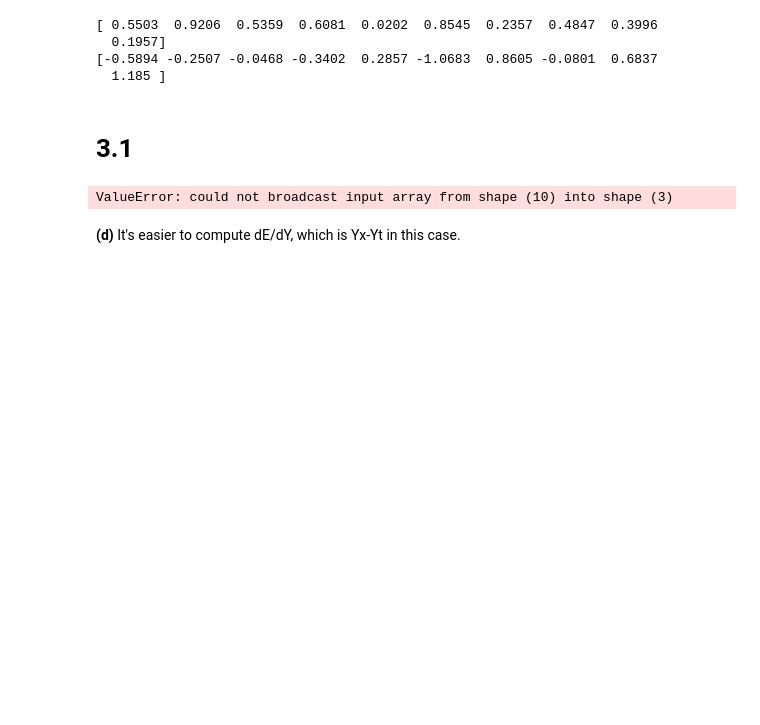
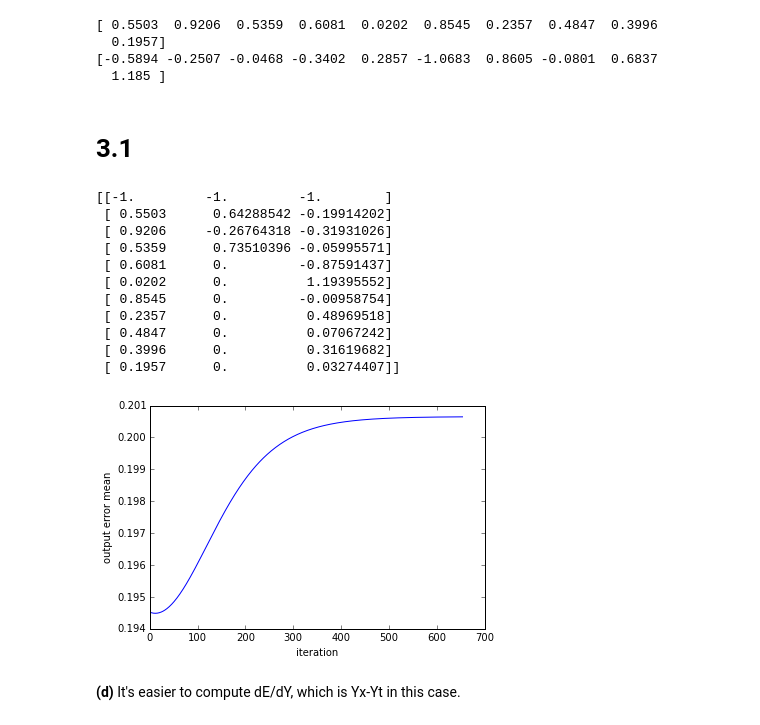
Before and after one commit to hielsnoppe/edu-mi1, a Jupyter notebook: ex3/ex3_scenho.ipynb, the cells around one changed output. Drawn from its saved outputs; the diff is of its cells as text; code cells hidden in the pictures; blank space fills up the shorter version.

```diff
--- a/ex3/ex3_scenho.ipynb
+++ b/ex3/ex3_scenho.ipynb
@@ -19,7 +19,7 @@ print Y
 # %% [markdown]
 # 3.1
 # %%
-def init(X, layers=[1, 3, 1]):
+def init(X, layers=[10, 3, 10]):
     rows = np.max(layers)+1  # include bias node
     columns = len(layers)
 
@@ -114,34 +114,45 @@ def ex31(X, Yt, S, W, f, fd):
     i = 0
     while i < 3000:
         H, S = forward(S, W, X, f)
 
         Ey = output_error(Yt, S[1:,-1])
 
         D = backward(S, H, W, fd)
 
         G = gradient(S, D, Yt, S[1:,-1])
 
         eta = .5
         W = weight_update(W, G, eta)
 
         converged = np.all((np.abs((Ey - Ey_old)/Ey_old)) < 10.**-5)
         if converged:
             break
         else:
             training_error.append( np.mean(Ey) )
             i += 1
             Ey_old = Ey
 
     pp.plot(range(len(training_error)), training_error)
     pp.xlabel("iteration")
     pp.ylabel("output error mean")
     print S
 
 # cache variables
 _S, _W, _f, _fd = init(X)
 ex31(X, Y, _S, _W, _f, _fd)
 # %% [output]
-ValueError: could not broadcast input array from shape (10) into shape (3)
+[[-1.         -1.         -1.        ]
+ [ 0.5503      0.64288542 -0.19914202]
+ [ 0.9206     -0.26764318 -0.31931026]
+ [ 0.5359      0.73510396 -0.05995571]
+ [ 0.6081      0.         -0.87591437]
+ [ 0.0202      0.          1.19395552]
+ [ 0.8545      0.         -0.00958754]
+ [ 0.2357      0.          0.48969518]
+ [ 0.4847      0.          0.07067242]
+ [ 0.3996      0.          0.31619682]
+ [ 0.1957      0.          0.03274407]]
+[figure, added]
 # %% [markdown]
 **(d)** It's easier to compute dE/dY, which is Yx-Yt in this case.
 # %% [markdown]
```
Also changed, not shown: parts of 4 cells of this notebook.
